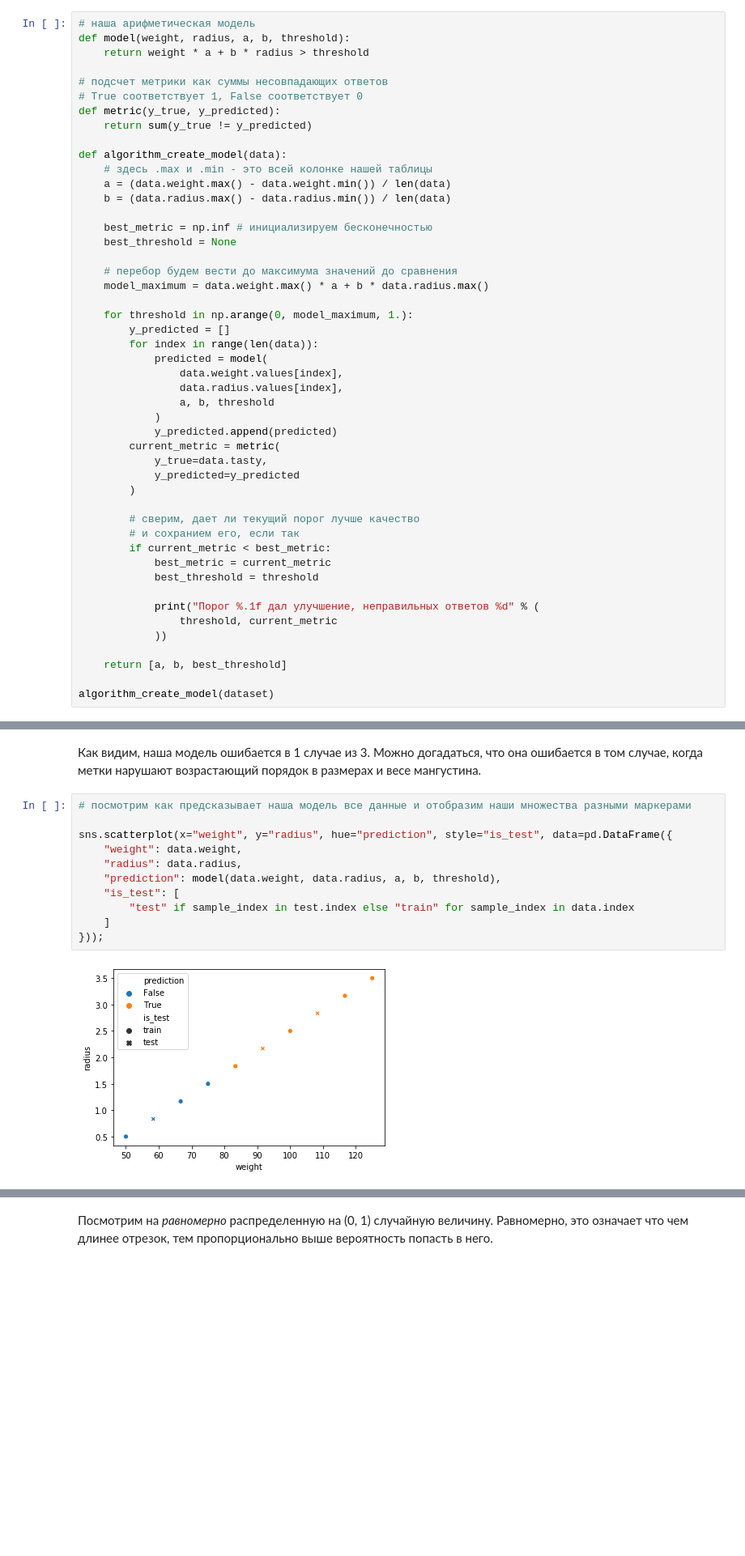
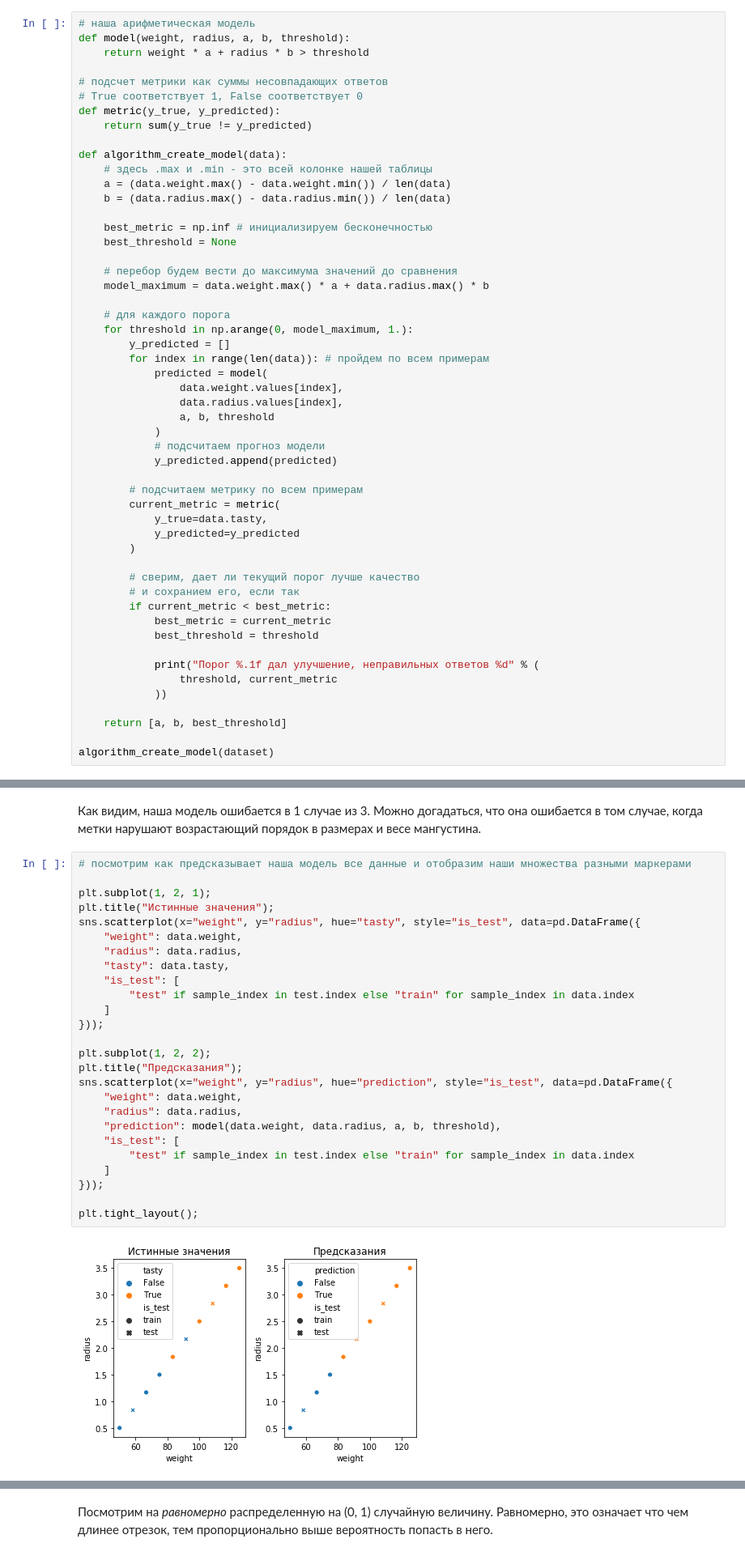
Before and after one commit to timeseries-ru/course, a Jupyter notebook: day_1.ipynb, the cells around one changed output, grey strips where cells are left out. Shown at 81% size. Cells and saved outputs as stored; diff of their text form; blank space fills up the shorter version.

```diff
--- a/day_1.ipynb
+++ b/day_1.ipynb
@@ -112,7 +113,7 @@ sns.scatterplot(x="weight", y="radius", hue="tasty", data=dataset); # задад
 # %%
 # наша арифметическая модель
 def model(weight, radius, a, b, threshold):
-    return weight * a + b * radius > threshold
+    return weight * a + radius * b > threshold
 
 # подсчет метрики как суммы несовпадающих ответов
 # True соответствует 1, False соответствует 0
@@ -128,17 +129,21 @@ def algorithm_create_model(data):
     best_threshold = None
 
     # перебор будем вести до максимума значений до сравнения
-    model_maximum = data.weight.max() * a + b * data.radius.max()
+    model_maximum = data.weight.max() * a + data.radius.max() * b
 
+    # для каждого порога
     for threshold in np.arange(0, model_maximum, 1.):
         y_predicted = []
-        for index in range(len(data)):
+        for index in range(len(data)): # пройдем по всем примерам
             predicted = model(
                 data.weight.values[index],
                 data.radius.values[index],
                 a, b, threshold
             )
+            # подсчитаем прогноз модели
             y_predicted.append(predicted)
+
+        # подсчитаем метрику по всем примерам
         current_metric = metric(
             y_true=data.tasty,
             y_predicted=y_predicted
@@ -198,16 +203,31 @@ a, b, threshold = algorithm_create_model(data)
 # %%
 # посмотрим как предсказывает наша модель все данные и отобразим наши множества разными маркерами
 
+plt.subplot(1, 2, 1);
+plt.title("Истинные значения");
+sns.scatterplot(x="weight", y="radius", hue="tasty", style="is_test", data=pd.DataFrame({
+    "weight": data.weight,
+    "radius": data.radius,
+    "tasty": data.tasty,
+    "is_test": [
+        "test" if sample_index in test.index else "train" for sample_index in data.index
+    ]
+}));
+
+plt.subplot(1, 2, 2);
+plt.title("Предсказания");
 sns.scatterplot(x="weight", y="radius", hue="prediction", style="is_test", data=pd.DataFrame({
     "weight": data.weight,
     "radius": data.radius,
     "prediction": model(data.weight, data.radius, a, b, threshold),
     "is_test": [
         "test" if sample_index in test.index else "train" for sample_index in data.index
     ]
 }));
+
+plt.tight_layout();
 # %% [output]
-[figure, old version]
+[figure, new version]
 # %% [markdown]
 ## Заключение
 
```
Also changed, not shown: parts of 26 cells of this notebook.
